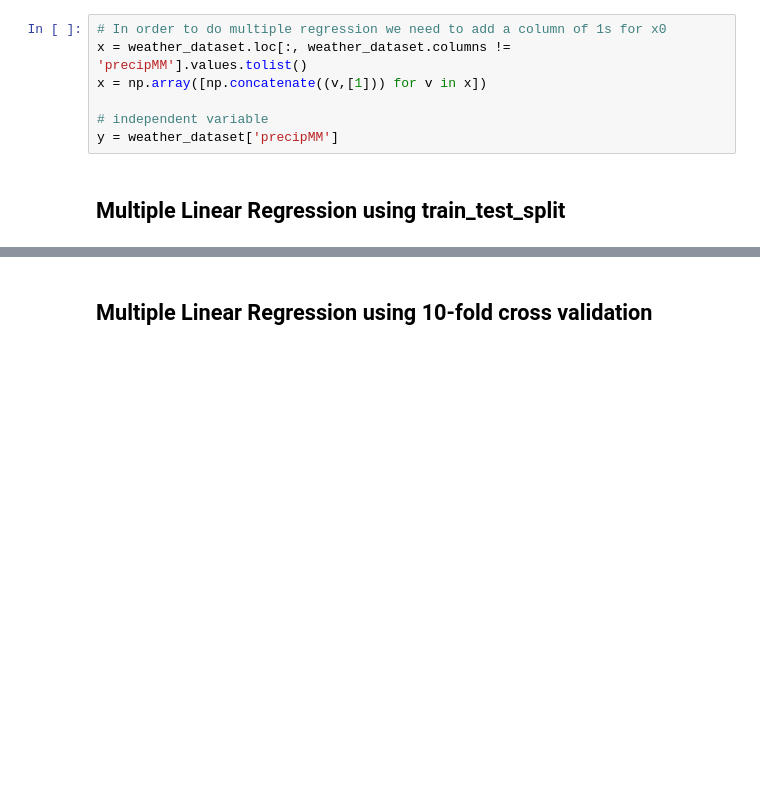
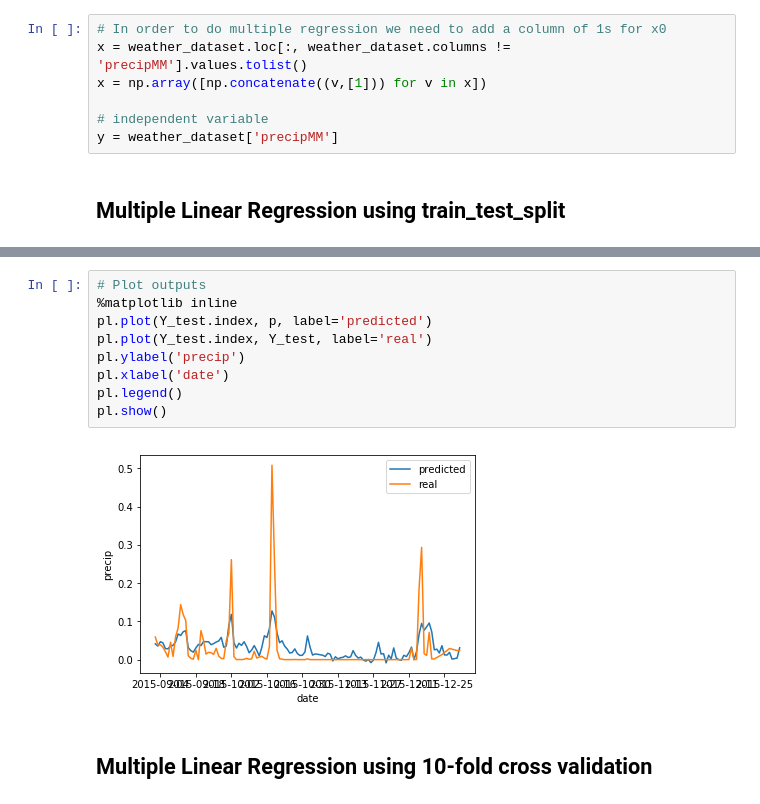
Before and after one commit to mavicreccion/DATAMIN_FinalProject, a Jupyter notebook: model_LinearRegression.ipynb, the cells around one changed output, grey strips where cells are left out. Cells and saved outputs as stored; diff of their text form; blank space fills up the shorter version.

```diff
--- a/model_LinearRegression.ipynb
+++ b/model_LinearRegression.ipynb
@@ -152,3 +164,14 @@ pl.show()
+# %%
+# Plot outputs
+%matplotlib inline
+pl.plot(Y_test.index, p, label='predicted')
+pl.plot(Y_test.index, Y_test, label='real')
+pl.ylabel('precip')
+pl.xlabel('date')
+pl.legend()
+pl.show()
+# %% [output]
+[figure, added]
 # %% [markdown]
 ## Multiple Linear Regression using 10-fold cross validation
 # %%
```
Also changed, not shown: parts of 16 cells of this notebook, 39 other files.
